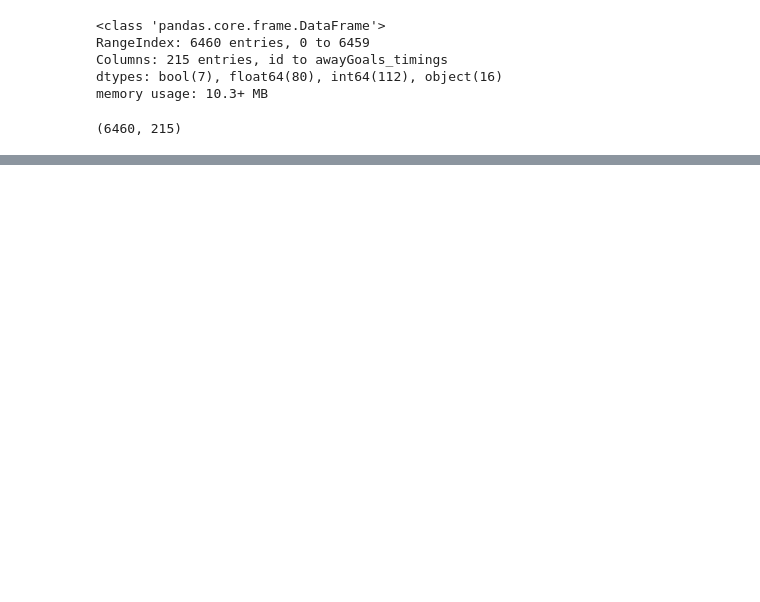
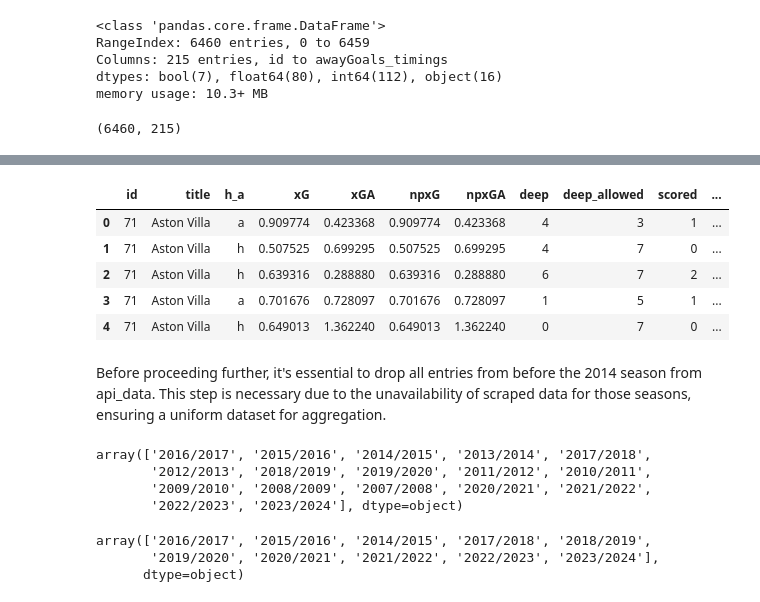
Before and after one commit to waynekipngeno/capstone_project, a Jupyter notebook: index.ipynb, the cells around one changed output, grey strips where cells are left out. Drawn from its saved outputs; the diff is of its cells as text; code cells hidden in the pictures; blank space fills up the shorter version.

```diff
--- a/index.ipynb
+++ b/index.ipynb
@@ -316,0 +452,22 @@ matches_df.shape
+# %%
+# read scraped data
+scraped_data = pd.read_csv('./data/scraped_match_data.csv', header=0)
+# %%
+# inspect scraped data
+scraped_data.head()
+# %% [output]
+|  | id | title | h_a | xG | xGA | npxG | npxGA | deep | deep_allowed | scored | ... |
+| 0 | 71 | Aston Villa | a | 0.909774 | 0.423368 | 0.909774 | 0.423368 | 4 | 3 | 1 | ... |
+| 1 | 71 | Aston Villa | h | 0.507525 | 0.699295 | 0.507525 | 0.699295 | 4 | 7 | 0 | ... |
+| 2 | 71 | Aston Villa | h | 0.639316 | 0.288880 | 0.639316 | 0.288880 | 6 | 7 | 2 | ... |
+| 3 | 71 | Aston Villa | a | 0.701676 | 0.728097 | 0.701676 | 0.728097 | 1 | 5 | 1 | ... |
+| 4 | 71 | Aston Villa | h | 0.649013 | 1.362240 | 0.649013 | 1.362240 | 0 | 7 | 0 | ... |
+# %% [markdown]
+Before proceeding further, it's essential to drop all entries from before the 2014 season from api_data. This step is necessary due to the unavailability of scraped data for those seasons, ensuring a uniform dataset for aggregation.
+# %%
+api_data['season'].unique()
+# %% [output]
+array(['2016/2017', '2015/2016', '2014/2015', '2013/2014', '2017/2018',
+       '2012/2013', '2018/2019', '2019/2020', '2011/2012', '2010/2011',
+       '2009/2010', '2008/2009', '2007/2008', '2020/2021', '2021/2022',
+       '2022/2023', '2023/2024'], dtype=object)
@@ -316,0 +481,7 @@ matches_df.shape
+# %%
+# confirm only relevant season data remains
+api_data['season'].unique()
+# %% [output]
+array(['2016/2017', '2015/2016', '2014/2015', '2017/2018', '2018/2019',
+       '2019/2020', '2020/2021', '2021/2022', '2022/2023', '2023/2024'],
+      dtype=object)
```
Also changed, not shown: parts of 106 cells of this notebook, 2 other files.
